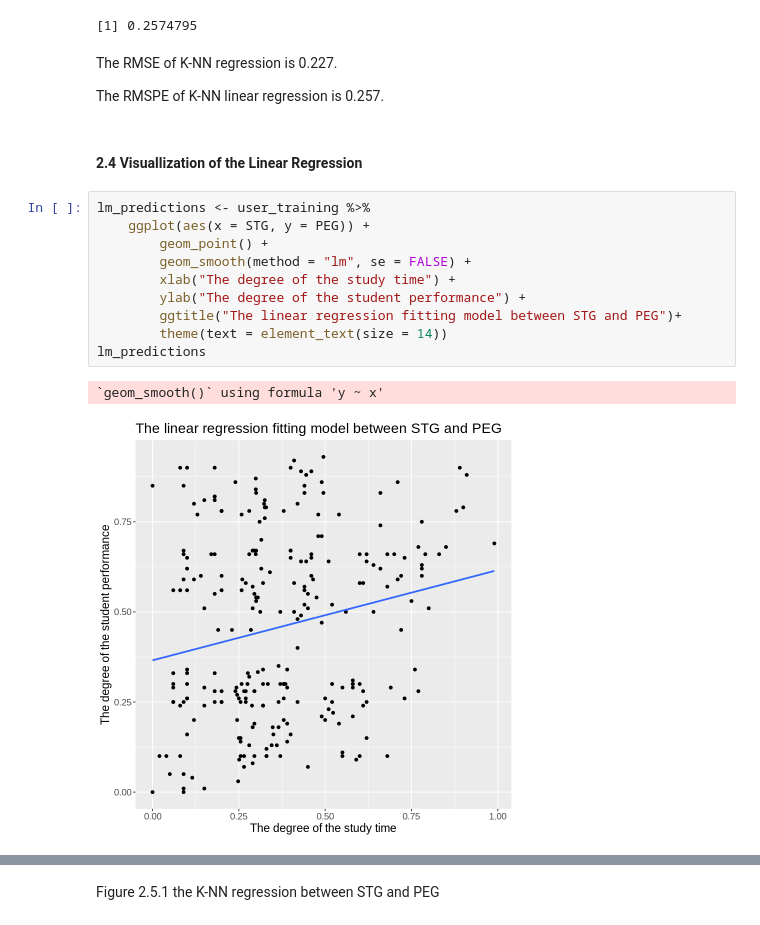
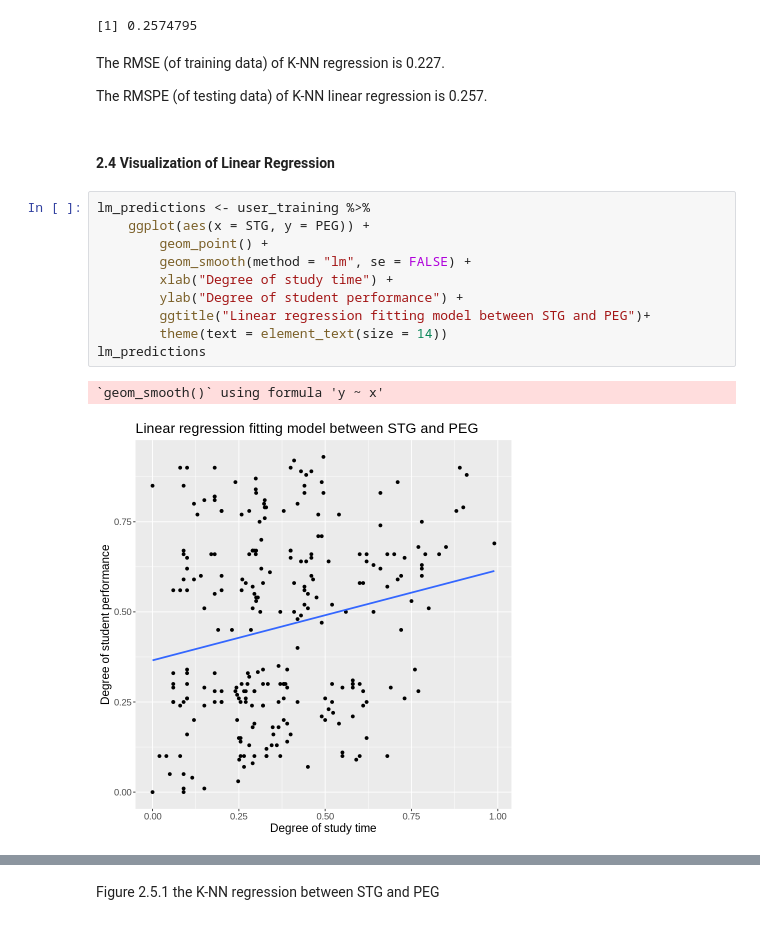
Before and after one commit to snowwang99/DSCI100_group32_project, a Jupyter notebook: DSCI100_Group32_Report.ipynb, the cells around one changed output, grey strips where cells are left out. Drawn from its saved outputs; the diff is of its cells as text.

```diff
--- a/DSCI100_Group32_Report.ipynb
+++ b/DSCI100_Group32_Report.ipynb
@@ -473,22 +472,22 @@ knn_rmspe
 [1] 0.2273411
 [1] 0.2574795
 # %% [markdown]
-The RMSE of K-NN regression is 0.227.
+The RMSE (of training data) of K-NN regression is 0.227.
 
-The RMSPE of K-NN linear regression is 0.257.
+The RMSPE (of testing data) of K-NN linear regression is 0.257.
 # %% [markdown]
-#### 2.4 Visuallization of the Linear Regression
+#### 2.4 Visualization of Linear Regression
 # %%
 lm_predictions <- user_training %>%
     ggplot(aes(x = STG, y = PEG)) +
         geom_point() +
         geom_smooth(method = "lm", se = FALSE) +
-        xlab("The degree of the study time") +
-        ylab("The degree of the student performance") +
-        ggtitle("The linear regression fitting model between STG and PEG")+
+        xlab("Degree of study time") +
+        ylab("Degree of student performance") +
+        ggtitle("Linear regression fitting model between STG and PEG")+
         theme(text = element_text(size = 14))
 lm_predictions
 # %% [output]
 `geom_smooth()` using formula 'y ~ x'
-[figure, old version]
+[figure, new version]
 # %% [markdown]
```
Also changed, not shown: parts of 46 cells of this notebook.
